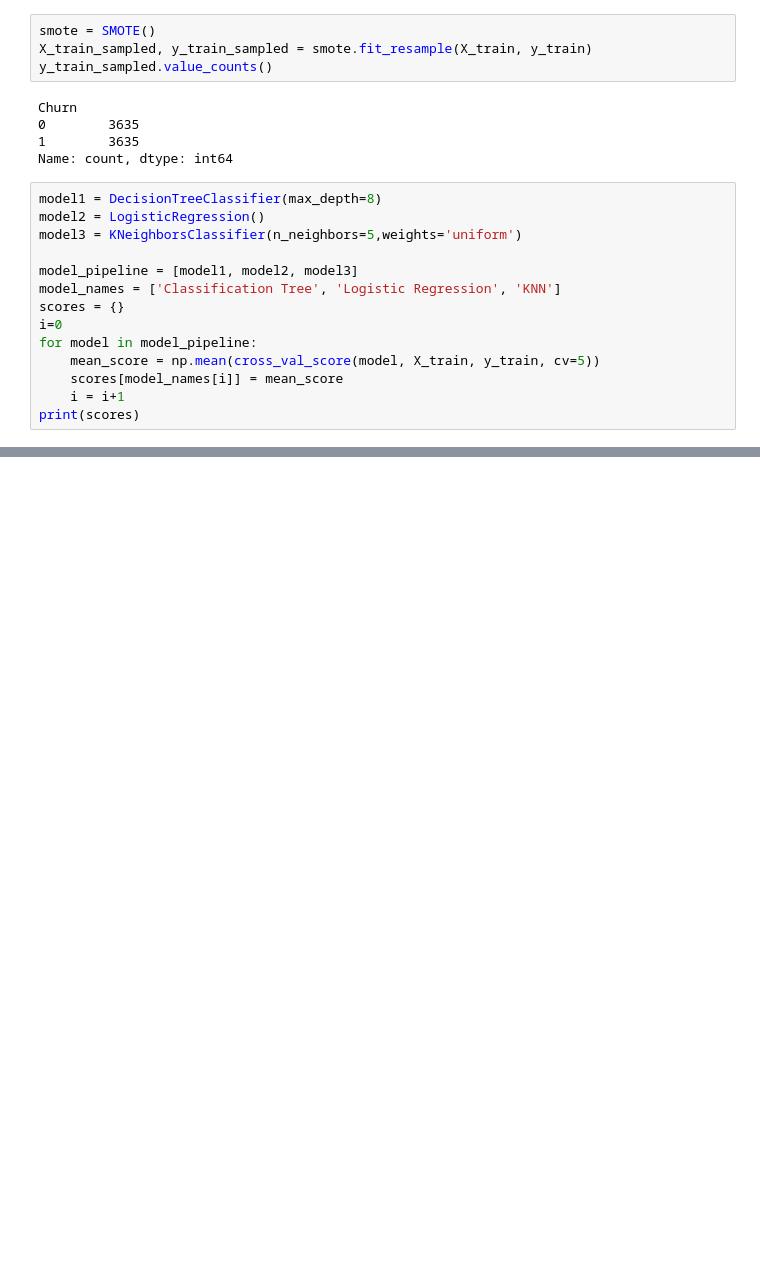
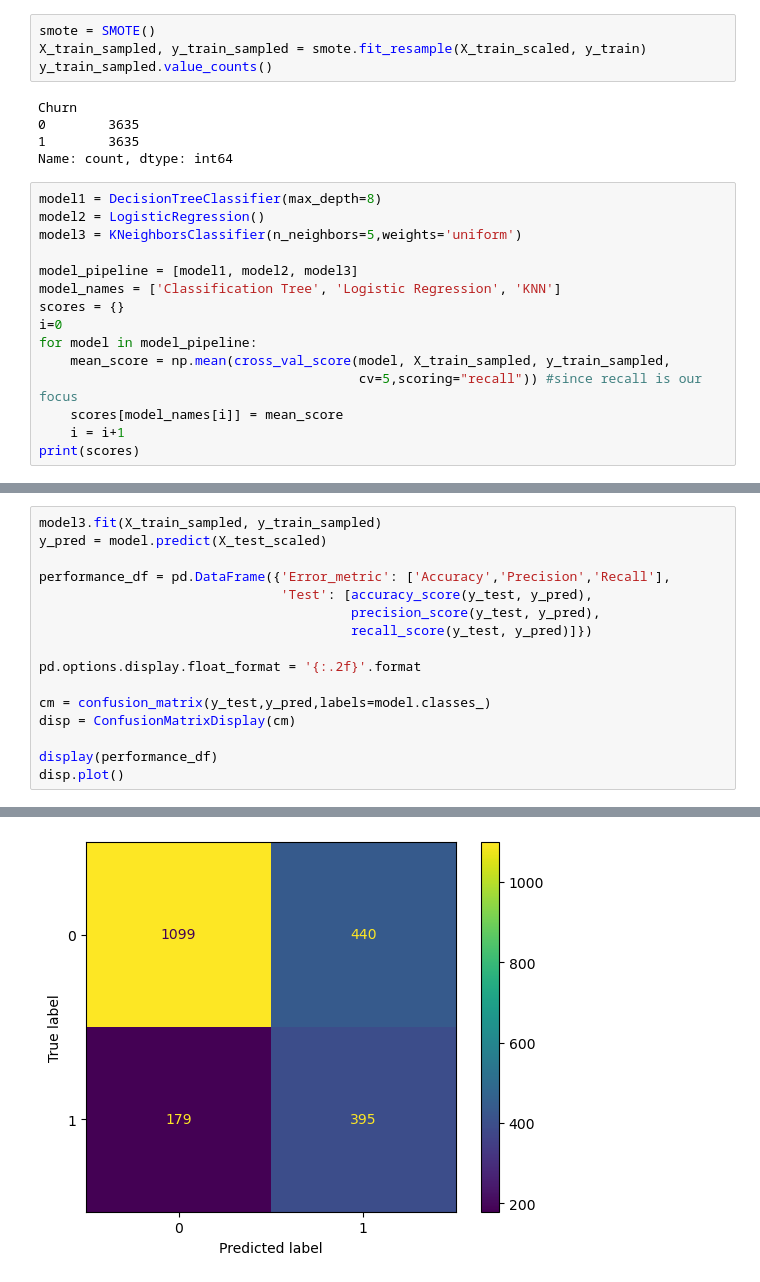
Before and after one commit to ferasrafeh/IronLab, a Jupyter notebook: Week7/Lab_Classification_Handling_Logistic_Regression_Imbalanced_data.ipynb, the cells around one changed output, grey strips where cells are left out. Cells and saved outputs as stored; diff of their text form; blank space fills up the shorter version.

```diff
--- a/Week7/Lab_Classification_Handling_Logistic_Regression_Imbalanced_data.ipynb
+++ b/Week7/Lab_Classification_Handling_Logistic_Regression_Imbalanced_data.ipynb
@@ -355,7 +355,7 @@ X_train_scaled = scaler.transform(X_train)
 X_test_scaled = scaler.transform(X_test)
 # %%
 smote = SMOTE()
-X_train_sampled, y_train_sampled = smote.fit_resample(X_train, y_train)
+X_train_sampled, y_train_sampled = smote.fit_resample(X_train_scaled, y_train)
 y_train_sampled.value_counts()
 # %% [output]
 Churn
@@ -372,7 +372,8 @@ model_names = ['Classification Tree', 'Logistic Regression', 'KNN']
 scores = {}
 i=0
 for model in model_pipeline:
-    mean_score = np.mean(cross_val_score(model, X_train, y_train, cv=5))
+    mean_score = np.mean(cross_val_score(model, X_train_sampled, y_train_sampled,
+                                         cv=5,scoring="recall")) #since recall is our focus
     scores[model_names[i]] = mean_score
     i = i+1
 print(scores)
@@ -382,0 +386,17 @@ print(scores)
+# %%
+model3.fit(X_train_sampled, y_train_sampled)
+y_pred = model.predict(X_test_scaled)
+
+performance_df = pd.DataFrame({'Error_metric': ['Accuracy','Precision','Recall'],
+                               'Test': [accuracy_score(y_test, y_pred),
+                                        precision_score(y_test, y_pred),
+                                        recall_score(y_test, y_pred)]})
+
+pd.options.display.float_format = '{:.2f}'.format
+
+cm = confusion_matrix(y_test,y_pred,labels=model.classes_)
+disp = ConfusionMatrixDisplay(cm)
+
+display(performance_df)
+disp.plot()
+# %% [output]
@@ -382,0 +408 @@ print(scores)
+[figure, added]
```
Also changed, not shown: parts of 5 cells of this notebook.
